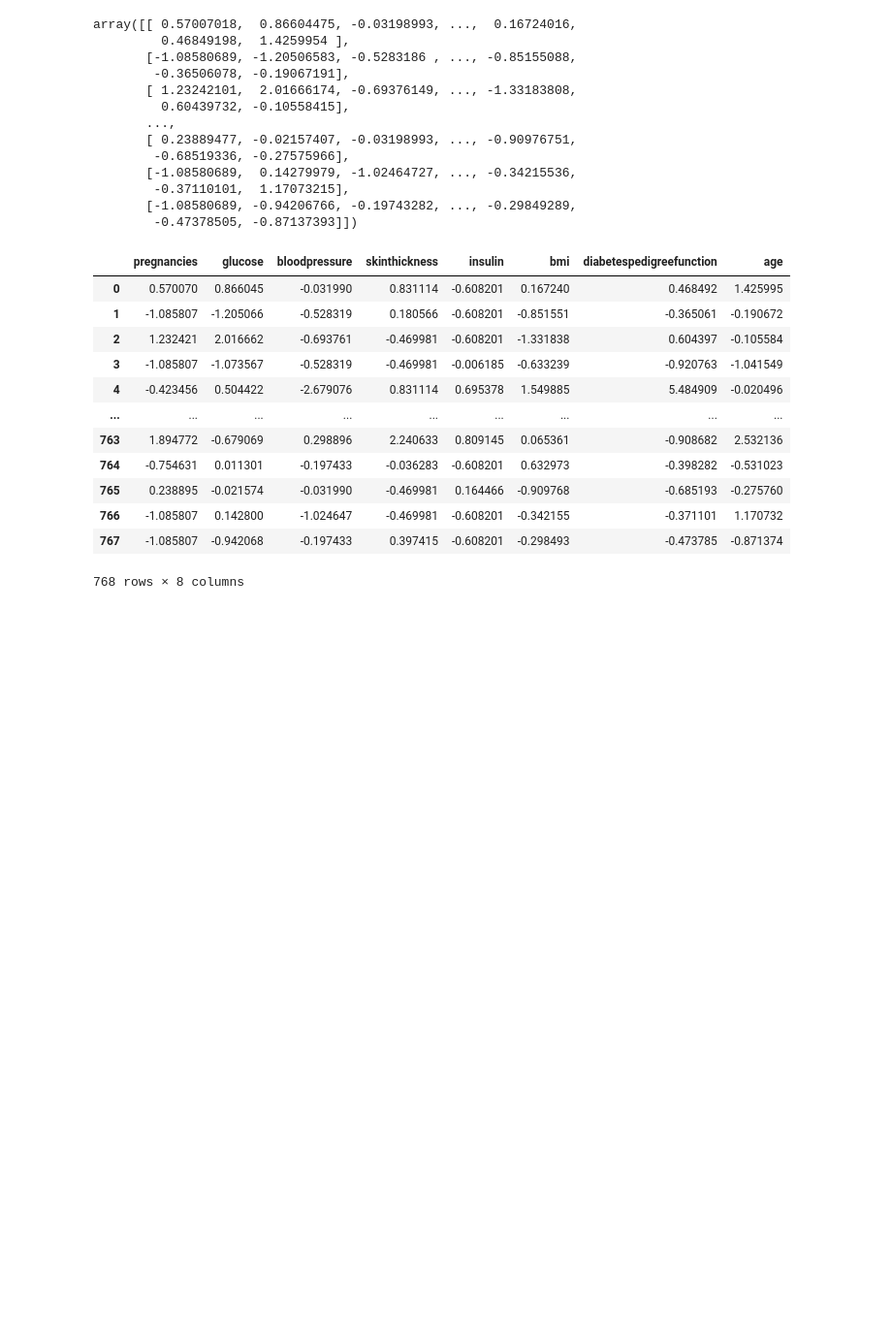
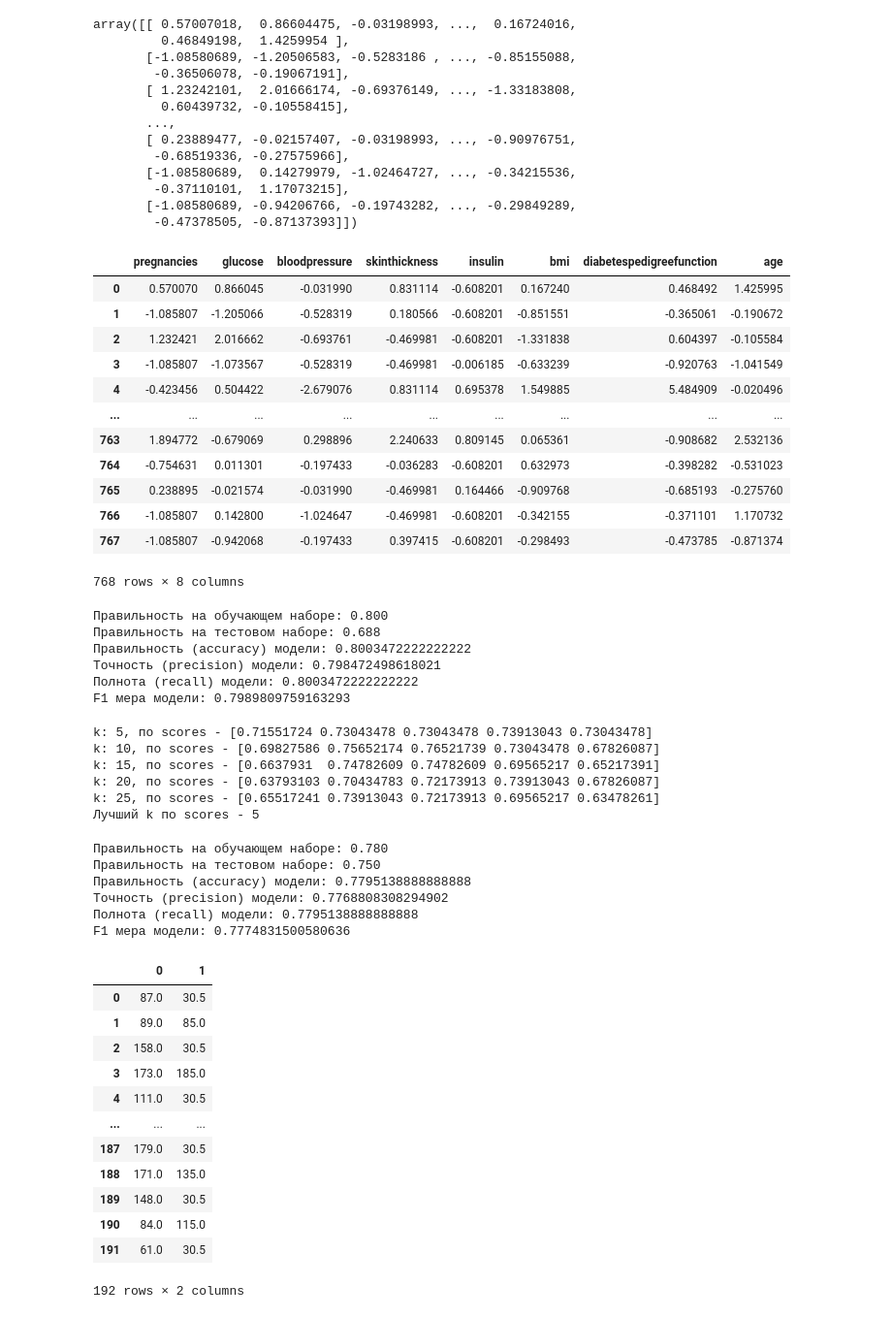
Before and after one commit to SotGE/innopolis2023, a Jupyter notebook: lesson12/lesson12.ipynb, the cells around one changed output. Shown at 97% size. Saved outputs shown, nothing was run; the diff lists cells and outputs as text; code cells hidden in the pictures; blank space fills up the shorter version.

```diff
--- a/lesson12/lesson12.ipynb
+++ b/lesson12/lesson12.ipynb
@@ -213,5 +213,5 @@ X_normalised
 figure = px.box(X_normalised)
 figure.show()
 # %%
-# Разделение на тренировочную и тестовую для классификации
-X_train, X_test, y_train, y_test = train_test_split(X, y, test_size=0.2, random_state=512, shuffle=True)
+# Разделение на тренировочную и тестовую (25%) для классификации
+X_train, X_test, y_train, y_test = train_test_split(X, y, test_size=0.25, random_state=512, shuffle=True)
@@ -220 +240,76 @@ X_train, X_test, y_train, y_test = train_test_split(X, y, test_size=0.2, random_
 model_knn = KNeighborsClassifier()
+# %%
+# Построение модели k-Nearest Neighbors (kNN - k-ближайших соседей)
+model_knn.set_params(n_neighbors=5)
+model_knn.fit(X_train, y_train)
+print("Правильность на обучающем наборе: {:.3f}".format(model_knn.score(X_train, y_train)))
+print("Правильность на тестовом наборе: {:.3f}".format(model_knn.score(X_test, y_test)))
+model_report(model_knn, X_train, y_train)
+# %% [output]
+Правильность на обучающем наборе: 0.800
+Правильность на тестовом наборе: 0.688
+Правильность (accuracy) модели: 0.8003472222222222
+Точность (precision) модели: 0.798472498618021
+Полнота (recall) модели: 0.8003472222222222
+F1 мера модели: 0.7989809759163293
+# %%
+# Рассчитайте модель kNN для k = 5, 10, 15, 20, 25
+score_best = 0
+best_n_neighbors = 0
+
+for k in np.arange(5, 26, 5):
+  model_knn.set_params(n_neighbors=k)
+  scores = cross_val_score(model_knn, X_train, y_train)
+  print(f"k: {k}, по scores - {scores}")
+  score_avg = np.mean(scores)
+  if score_avg > score_best:
+    score_best = score_avg
+    best_n_neighbors = k
+
+print(f"Лучший k по scores - {best_n_neighbors}")
+# %% [output]
+k: 5, по scores - [0.71551724 0.73043478 0.73043478 0.73913043 0.73043478]
+k: 10, по scores - [0.69827586 0.75652174 0.76521739 0.73043478 0.67826087]
+k: 15, по scores - [0.6637931  0.74782609 0.74782609 0.69565217 0.65217391]
+k: 20, по scores - [0.63793103 0.70434783 0.72173913 0.73913043 0.67826087]
+k: 25, по scores - [0.65517241 0.73913043 0.72173913 0.69565217 0.63478261]
+Лучший k по scores - 5
+# %%
+# Построение модели k-Nearest Neighbors (kNN - k-ближайших соседей)
+model_knn.set_params(n_neighbors=15)
+model_knn.fit(X_train, y_train)
+print("Правильность на обучающем наборе: {:.3f}".format(model_knn.score(X_train, y_train)))
+print("Правильность на тестовом наборе: {:.3f}".format(model_knn.score(X_test, y_test)))
+model_report(model_knn, X_train, y_train)
+# %% [output]
+Правильность на обучающем наборе: 0.780
+Правильность на тестовом наборе: 0.750
+Правильность (accuracy) модели: 0.7795138888888888
+Точность (precision) модели: 0.7768808308294902
+Полнота (recall) модели: 0.7795138888888888
+F1 мера модели: 0.7774831500580636
+# %%
+# Выбор 2 лучших признаков по Хи квадрат
+selector = SelectKBest(chi2, k=2)
+
+X_train_best = selector.fit_transform(X_train, y_train)
+X_train_best_df = pd.DataFrame(X_train_best)
+X_train_best_df
+
+X_test_best = selector.fit_transform(X_test, y_test)
+X_test_best_df = pd.DataFrame(X_test_best)
+X_test_best_df
+# %% [output]
+|  | 0 | 1 |
+| 0 | 87.0 | 30.5 |
+| 1 | 89.0 | 85.0 |
+| 2 | 158.0 | 30.5 |
+| 3 | 173.0 | 185.0 |
+| 4 | 111.0 | 30.5 |
+| ... | ... | ... |
+| 187 | 179.0 | 30.5 |
+| 188 | 171.0 | 135.0 |
+| 189 | 148.0 | 30.5 |
+| 190 | 84.0 | 115.0 |
+| 191 | 61.0 | 30.5 |
+192 rows × 2 columns
```
Also changed, not shown: parts of 7 cells of this notebook.
